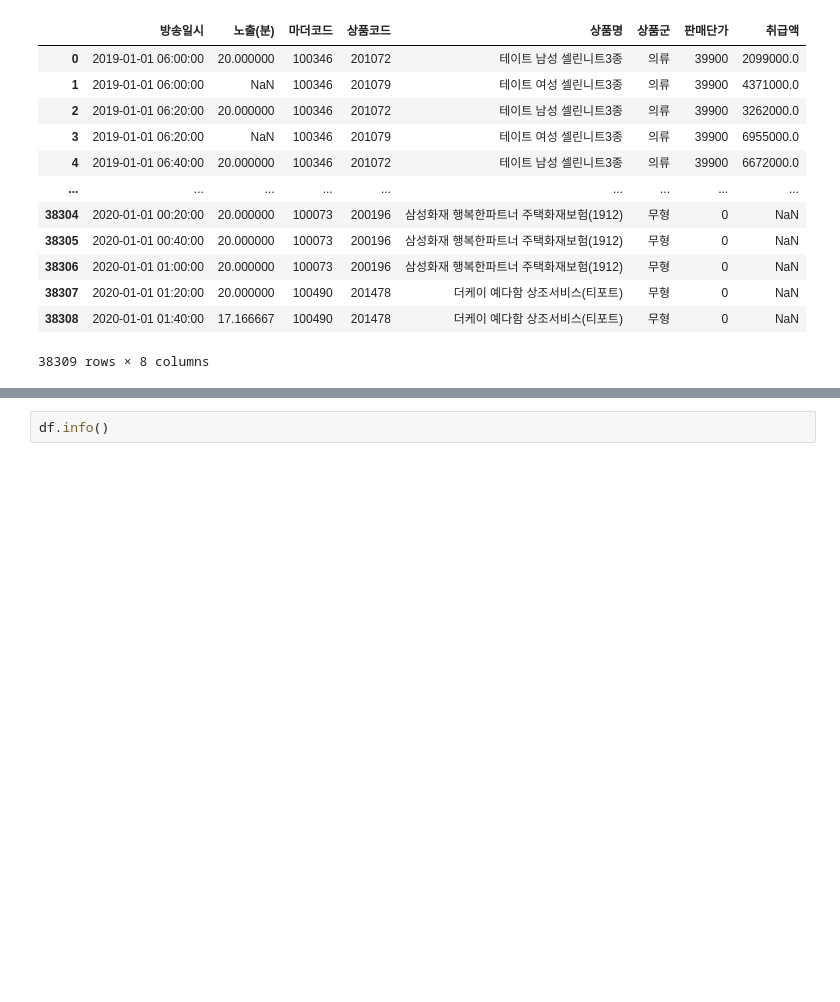
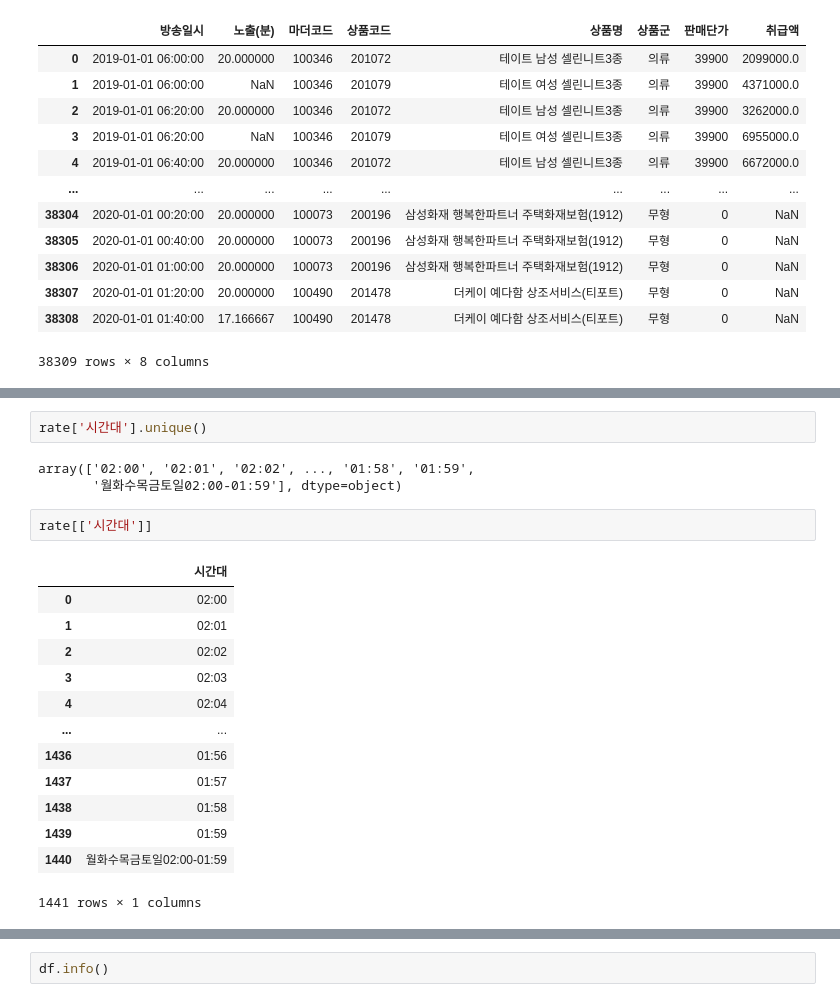
Before and after one commit to hyedus/2020Bigcontest, a Jupyter notebook: 데이터확인.ipynb, the cells around one changed output, grey strips where cells are left out. Saved outputs shown, nothing was run; the diff lists cells and outputs as text; blank space fills up the shorter version.

```diff
--- a/데이터확인.ipynb
+++ b/데이터확인.ipynb
@@ -23,0 +72,21 @@ df
+# %%
+rate['시간대'].unique()
+# %% [output]
+array(['02:00', '02:01', '02:02', ..., '01:58', '01:59',
+       '월화수목금토일02:00-01:59'], dtype=object)
+# %%
+rate[['시간대']]
+# %% [output]
+|  | 시간대 |
+| 0 | 02:00 |
+| 1 | 02:01 |
+| 2 | 02:02 |
+| 3 | 02:03 |
+| 4 | 02:04 |
+| ... | ... |
+| 1436 | 01:56 |
+| 1437 | 01:57 |
+| 1438 | 01:58 |
+| 1439 | 01:59 |
+| 1440 | 월화수목금토일02:00-01:59 |
+1441 rows × 1 columns
```
Also changed, not shown: parts of 19 cells of this notebook.
